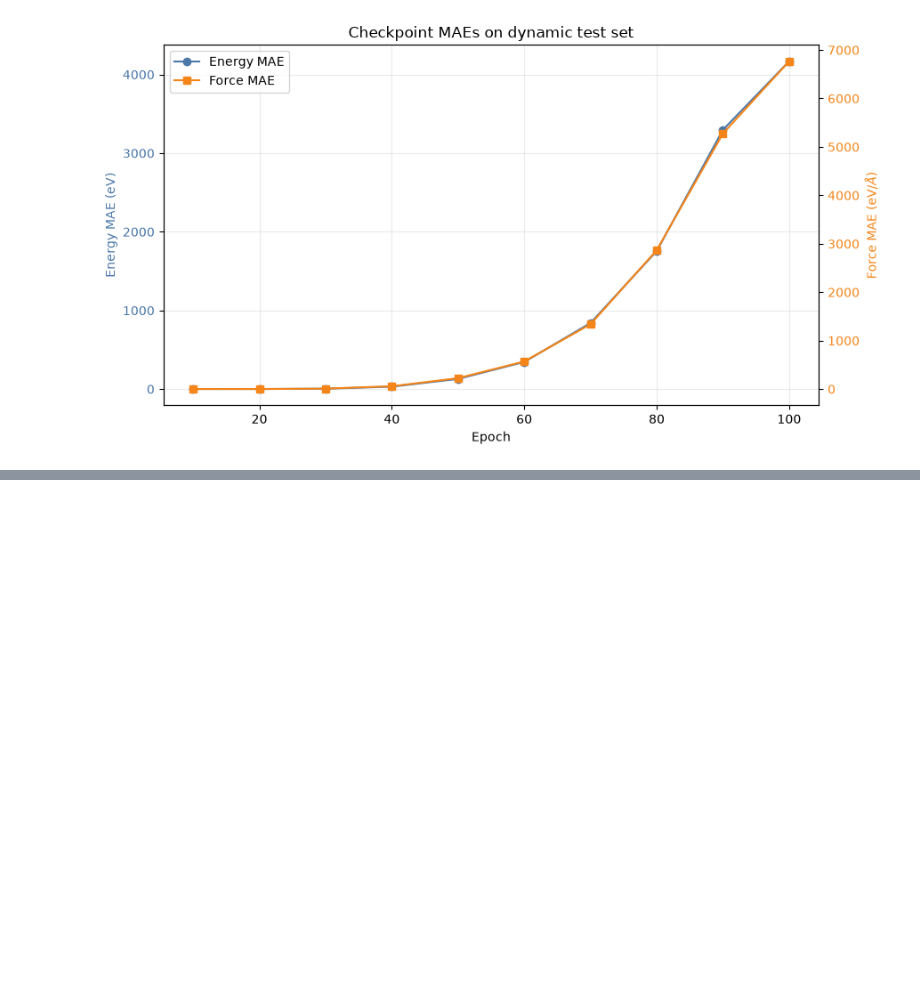
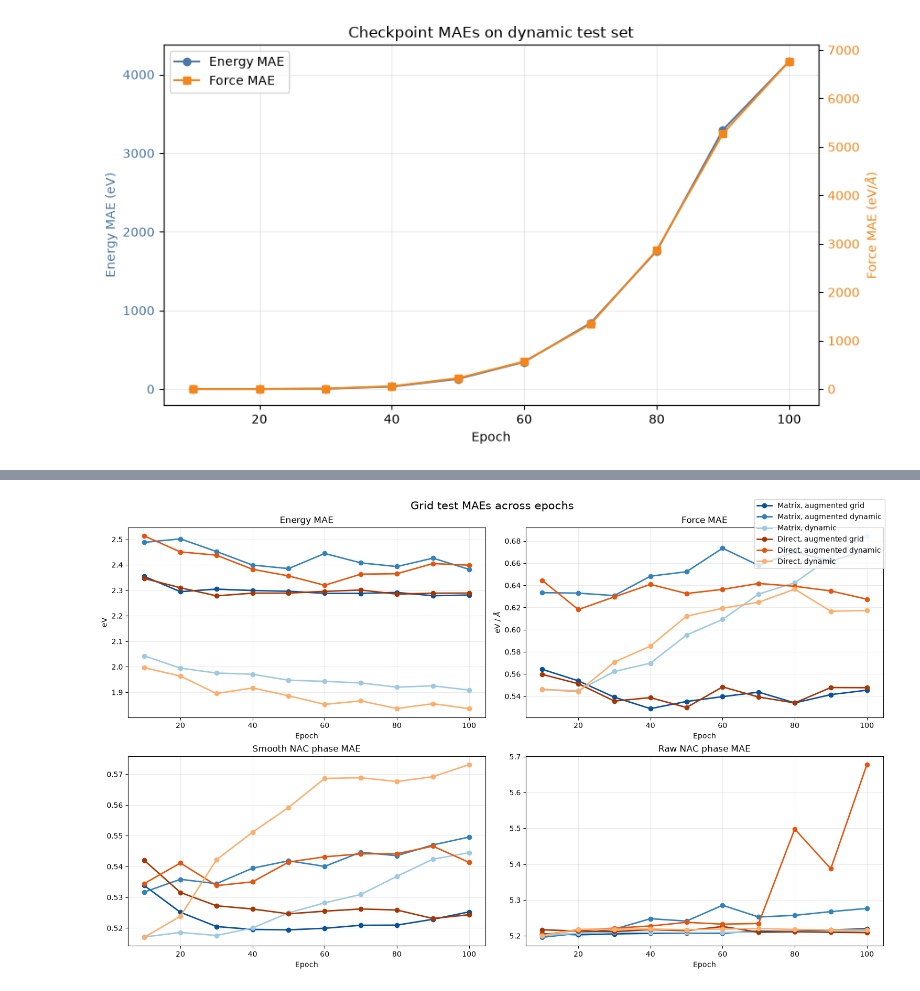
Before and after one commit to yoghurtfork/X-MACE-sampling, a Jupyter notebook: notebooks/plots.ipynb, the cells around one changed output, grey strips where cells are left out. Saved outputs shown, nothing was run; the diff lists cells and outputs as text; code cells hidden in the pictures; blank space fills up the shorter version.

```diff
--- a/notebooks/plots.ipynb
+++ b/notebooks/plots.ipynb
@@ -213,0 +450,84 @@ plt.show()
+# %%
+# Manual grid-test MAEs across checkpoint epochs. Paste one list per metric and run.
+import matplotlib.pyplot as plt
+
+CHECKPOINT_EPOCHS = [10, 20, 30, 40, 50, 60, 70, 80, 90, 100]
+RUNS = [15, 16, 17, 18, 19, 20]
+RUN_LABELS = {
+    15: 'Matrix, augmented grid',
+    16: 'Matrix, augmented dynamic',
+    17: 'Matrix, dynamic',
+    18: 'Direct, augmented grid',
+    19: 'Direct, augmented dynamic',
+    20: 'Direct, dynamic',
+}
+RUN_COLORS = {
+    15: '#08519C',  # dark blue
+    16: '#3182BD',  # medium blue
+    17: '#9ECAE1',  # light blue
+    18: '#A63603',  # dark orange
+    19: '#E6550D',  # medium orange
+    20: '#FDAE6B',  # light orange
+}
+METRICS = {
+    'energy_mae_ev': ('Energy MAE', 'eV'),
+    'force_mae_ev_per_ang': ('Force MAE', r'eV / $\AA$'),
+    'smooth_nac_phase_mae': ('Smooth NAC phase MAE', ''),
+    'raw_nac_phase_mae': ('Raw NAC phase MAE', ''),
+}
+
+# Paste MAE lists here. Each list must have one value per CHECKPOINT_EPOCHS entry.
+# Example format: [2.51313210, 2.45060134, 2.43784809, ...]
+GRID_TEST_RESULTS = {
+    15: {'energy_mae_ev': [2.35437942, 2.29456258, 2.30471325, 2.29914474, 2.29609179, 2.28805041, 2.28792572, 2.29158425, 2.27870631, 2.28141046],
+         'force_mae_ev_per_ang': [0.56423837, 0.55384690, 0.53910524, 0.52878433, 0.53523499, 0.53960353, 0.54366136, 0.53396314, 0.54141778, 0.54539931],
+         'smooth_nac_phase_mae': [0.53381151, 0.52513194, 0.52049387, 0.51955253, 0.51941681, 0.51992452, 0.52090663, 0.52094966, 0.52285200, 0.52525347],
+         'raw_nac_phase_mae': [5.20609808, 5.20283699, 5.20519257, 5.20692587, 5.20687389, 5.20741940, 5.21304798, 5.21207619, 5.21639967, 5.21967888]},
+    16: {'energy_mae_ev': [2.48814654, 2.50164938, 2.45204997, 2.39896202, 2.38508010, 2.44449449, 2.40761161, 2.39305902, 2.42609882, 2.38229108],
+         'force_mae_ev_per_ang': [0.63334227, 0.63295156, 0.63068163, 0.64822954, 0.65222102, 0.67343682, 0.65794754, 0.67020625, 0.66183084, 0.67154759],
+         'smooth_nac_phase_mae': [0.53170598, 0.53584218, 0.53443503, 0.53945714, 0.54185963, 0.54004711, 0.54464960, 0.54351217, 0.54702753, 0.54956847],
+         'raw_nac_phase_mae': [5.19580078, 5.20691824, 5.21851683, 5.24769831, 5.24105787, 5.28520775, 5.25245142, 5.25705481, 5.26744318, 5.27631569]},
+    17: {'energy_mae_ev': [2.04294038, 1.99477303, 1.97547245, 1.97062588, 1.94721317, 1.94293630, 1.93660319, 1.92013133, 1.92514801, 1.90878737],
+         'force_mae_ev_per_ang': [0.54589385, 0.54497892, 0.56224155, 0.56977087, 0.59513944, 0.60920167, 0.63206583, 0.64228910, 0.66546315, 0.68447691],
+         'smooth_nac_phase_mae': [0.51710874, 0.51856667, 0.51759762, 0.52001983, 0.52494973, 0.52819079, 0.53091919, 0.53680855, 0.54238987, 0.54447758],
+         'raw_nac_phase_mae': [5.20086527, 5.20735788, 5.20990562, 5.20953989, 5.20863724, 5.20949936, 5.20952177, 5.21115351, 5.21123266, 5.21418524]},
+    18: {'energy_mae_ev': [2.34651065, 2.30994582, 2.27819300, 2.28885555, 2.28898525, 2.29575658, 2.30107284, 2.28495479, 2.28871751, 2.28904963],
+         'force_mae_ev_per_ang': [0.55965084, 0.55128020, 0.53562111, 0.53869075, 0.52981907, 0.54837799, 0.53926229, 0.53393221, 0.54779154, 0.54764760],
+         'smooth_nac_phase_mae': [0.54198939, 0.53156829, 0.52724141, 0.52619195, 0.52462590, 0.52548939, 0.52620763, 0.52586710, 0.52310646, 0.52433467],
+         'raw_nac_phase_mae': [5.21679544, 5.21317434, 5.21197081, 5.21740723, 5.21418428, 5.22592545, 5.21005392, 5.21123934, 5.20981884, 5.20880508]},
+    19: {'energy_mae_ev': [2.51313210, 2.45060134, 2.43784809, 2.38241029, 2.35631227, 2.31966782, 2.36333537, 2.36491942, 2.40489411, 2.39843488],
+         'force_mae_ev_per_ang': [0.64449602, 0.61812067, 0.62953615, 0.64080846, 0.63259220, 0.63630700, 0.64165306, 0.63909757, 0.63490897, 0.62746429],
+         'smooth_nac_phase_mae': [0.53445762, 0.54115593, 0.53380984, 0.53501683, 0.54145885, 0.54315919, 0.54410738, 0.54416490, 0.54661155, 0.54134923],
+         'raw_nac_phase_mae': [5.20295477, 5.21577120, 5.22138977, 5.22732639, 5.23763609, 5.23250866, 5.23437881, 5.49782181, 5.38718653, 5.67752314]},
+    20: {'energy_mae_ev': [1.99629271, 1.96366978, 1.89510167, 1.91685772, 1.88629973, 1.85255682, 1.86628258, 1.83617353, 1.85521984, 1.83586657],
+         'force_mae_ev_per_ang': [0.54626602, 0.54398292, 0.57073849, 0.58519000, 0.61215681, 0.61927879, 0.62470561, 0.63652962, 0.61658829, 0.61727732],
+         'smooth_nac_phase_mae': [0.51699477, 0.52384108, 0.54217571, 0.55116111, 0.55918890, 0.56863600, 0.56885731, 0.56762135, 0.56920254, 0.57310998],
+         'raw_nac_phase_mae': [5.20043898, 5.21825552, 5.21847343, 5.21898746, 5.21702957, 5.21870041, 5.22040701, 5.21768188, 5.21622562, 5.21615219]},
+}
+
+for run in RUNS:
+    for metric_key in METRICS:
+        maes = GRID_TEST_RESULTS[run][metric_key]
+        if len(maes) != len(CHECKPOINT_EPOCHS):
+            raise ValueError(
+                f'run_{run} {metric_key} has {len(maes)} values; expected {len(CHECKPOINT_EPOCHS)}.'
+            )
+
+fig, axes = plt.subplots(2, 2, figsize=(15, 9), constrained_layout=True)
+for axis, (metric_key, (metric_label, unit)) in zip(axes.flat, METRICS.items()):
+    for run in RUNS:
+        axis.plot(
+            CHECKPOINT_EPOCHS, GRID_TEST_RESULTS[run][metric_key],
+            marker='o', linewidth=2,
+            label=RUN_LABELS[run], color=RUN_COLORS[run],
+        )
+    axis.set_title(metric_label)
+    axis.set_xlabel('Epoch')
+    axis.set_ylabel(unit)
+    axis.grid(alpha=0.25)
+
+fig.legend(*axes[0, 0].get_legend_handles_labels(), loc='upper right')
+fig.suptitle('Grid test MAEs across epochs', fontsize=15)
+plt.show()
+# %% [output]
+[figure, added]
```
Also changed, not shown: parts of 4 cells of this notebook.
